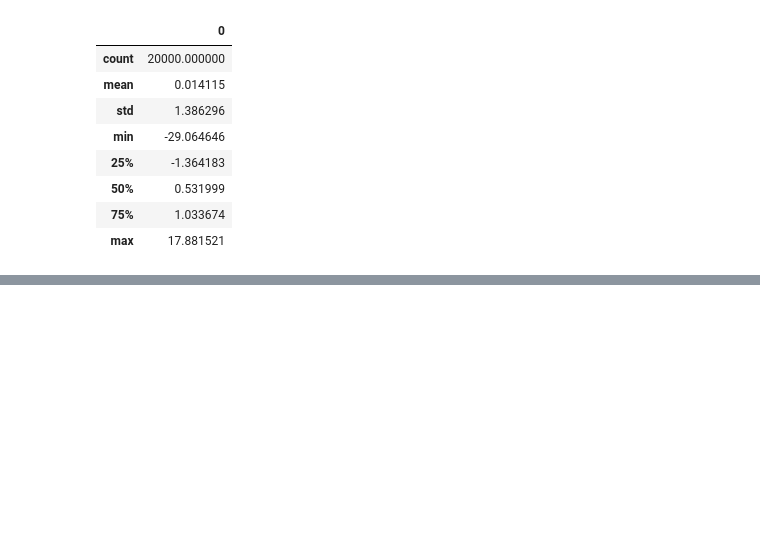
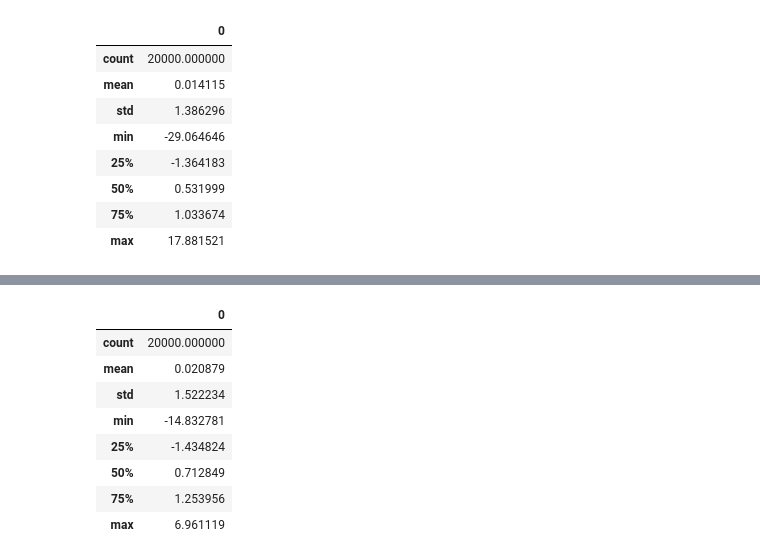
Before and after one commit to lara2302/deep_hedging, a Jupyter notebook: colab/DeepHedging_Examples.ipynb, the cells around one changed output, grey strips where cells are left out. Saved outputs shown, nothing was run; the diff lists cells and outputs as text; code cells hidden in the pictures; blank space fills up the shorter version.

```diff
--- a/colab/DeepHedging_Examples.ipynb
+++ b/colab/DeepHedging_Examples.ipynb
@@ -1167,0 +1241,13 @@ df_describe.describe()
+# %%
+df_describe = pd.DataFrame(bar)
+df_describe.describe()
+# %% [output]
+|  | 0 |
+| count | 20000.000000 |
+| mean | 0.020879 |
+| std | 1.522234 |
+| min | -14.832781 |
+| 25% | -1.434824 |
+| 50% | 0.712849 |
+| 75% | 1.253956 |
+| max | 6.961119 |
```
Also changed, not shown: parts of 6 cells of this notebook.
